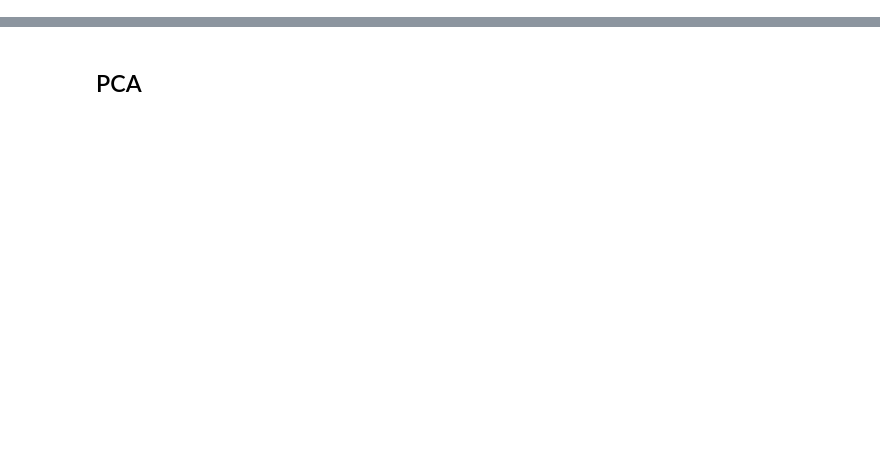
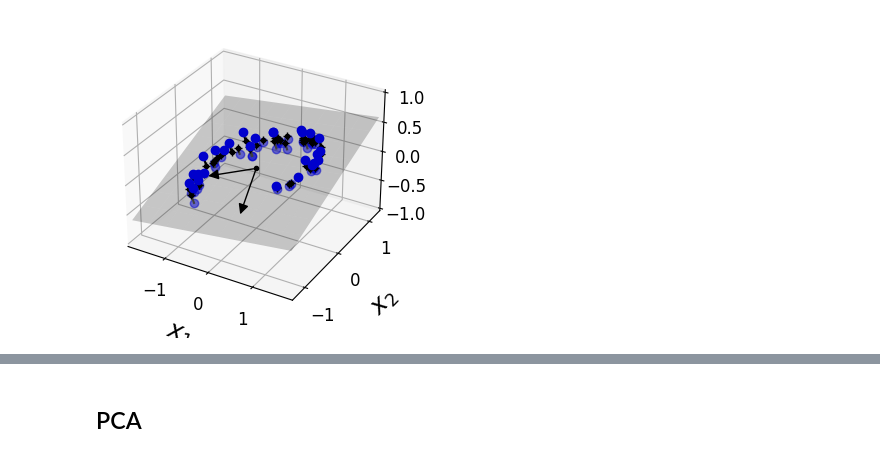
Before and after one commit to mickaelyoshua7674/hands-on-ml, a Jupyter notebook: 08_dimensionality_reduction.ipynb, the cells around one changed output, grey strips where cells are left out. Drawn from its saved outputs; the diff is of its cells as text; code cells hidden in the pictures; blank space fills up the shorter version.

```diff
--- a/08_dimensionality_reduction.ipynb
+++ b/08_dimensionality_reduction.ipynb
@@ -23,0 +40,2 @@ mpl.rc('ytick', labelsize=12)
+# %%
+X3D_inv = pca.inverse_transform(X2D)
@@ -23,0 +52,59 @@ mpl.rc('ytick', labelsize=12)
+# %%
+from matplotlib.patches import FancyArrowPatch
+from mpl_toolkits.mplot3d import proj3d
+
+class Arrow3D(FancyArrowPatch):
+    def __init__(self, xs, ys, zs, *args, **kwargs):
+        super().__init__((0,0), (0,0), *args, **kwargs)
+        self._verts3d = xs, ys, zs
+
+    def do_3d_projection(self, renderer=None):
+        xs3d, ys3d, zs3d = self._verts3d
+        xs, ys, zs = proj3d.proj_transform(xs3d, ys3d, zs3d, self.axes.M)
+        self.set_positions((xs[0],ys[0]),(xs[1],ys[1]))
+
+        return np.min(zs)
+# %%
+from mpl_toolkits.mplot3d import Axes3D
+
+fig = plt.figure(figsize=(6, 3.8))
+ax = fig.add_subplot(111, projection="3d")
+
+X3D_above = X[X[:, 2] > X3D_inv[:, 2]]
+X3D_below = X[X[:, 2] <= X3D_inv[:, 2]]
+
+ax.plot(X3D_below[:, 0], X3D_below[:, 1], X3D_below[:, 2], "bo", alpha=0.5)
+
+ax.plot_surface(x1, x2, z, alpha=0.2, color="k")
+np.linalg.norm(C, axis=0)
+ax.add_artist(Arrow3D([0, C[0, 0]],[0, C[0, 1]],[0, C[0, 2]], mutation_scale=15, lw=1, arrowstyle="-|>", color="k"))
+ax.add_artist(Arrow3D([0, C[1, 0]],[0, C[1, 1]],[0, C[1, 2]], mutation_scale=15, lw=1, arrowstyle="-|>", color="k"))
+ax.plot([0], [0], [0], "k.")
+
+for i in range(m):
+    if X[i, 2] > X3D_inv[i, 2]:
+        ax.plot([X[i][0], X3D_inv[i][0]], [X[i][1], X3D_inv[i][1]], [X[i][2], X3D_inv[i][2]], "k-")
+    else:
+        ax.plot([X[i][0], X3D_inv[i][0]], [X[i][1], X3D_inv[i][1]], [X[i][2], X3D_inv[i][2]], "k-", color="#505050")
+
+ax.plot(X3D_inv[:, 0], X3D_inv[:, 1], X3D_inv[:, 2], "k+")
+ax.plot(X3D_inv[:, 0], X3D_inv[:, 1], X3D_inv[:, 2], "k.")
+ax.plot(X3D_above[:, 0], X3D_above[:, 1], X3D_above[:, 2], "bo")
+ax.set_xlabel("$x_1$", fontsize=18, labelpad=10)
+ax.set_ylabel("$x_2$", fontsize=18, labelpad=10)
+ax.set_zlabel("$x_3$", fontsize=18, labelpad=10)
+ax.set_xlim(axes[0:2])
+ax.set_ylim(axes[2:4])
+ax.set_zlim(axes[4:6])
+
+# Note: If you are using Matplotlib 3.0.0, it has a bug and does not
+# display 3D graphs properly.
+# See https://github.com/matplotlib/matplotlib/issues/12239
+# You should upgrade to a later version. If you cannot, then you can
+# use the following workaround before displaying each 3D graph:
+# for spine in ax.spines.values():
+#     spine.set_visible(False)
+
+plt.show()
+# %% [output]
+[figure, added]
```
Also changed, not shown: parts of 49 cells of this notebook.
